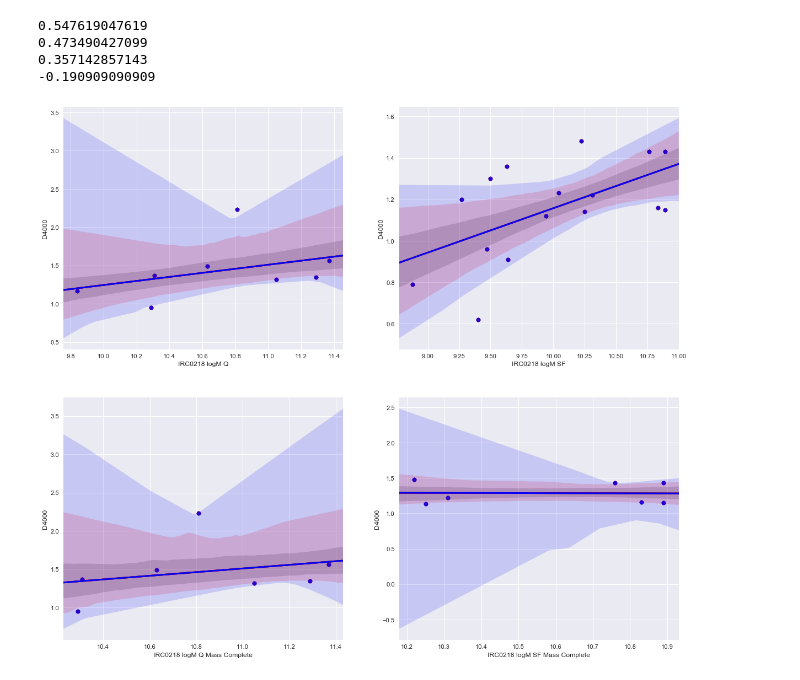
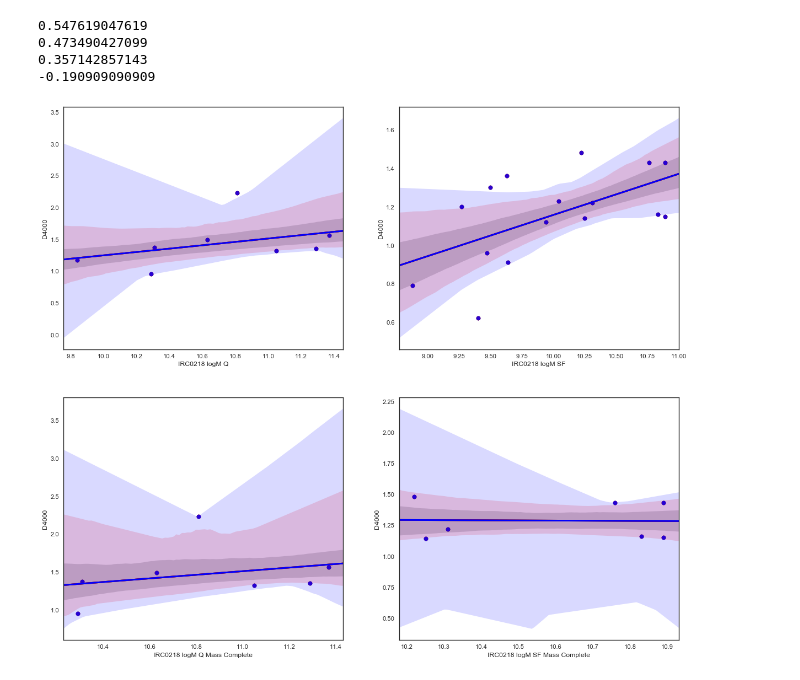
Before and after one commit to jrcooper91/van_der_Wel_size-mass, a Jupyter notebook: bootstrap.ipynb, the cells around one changed output. Saved outputs shown, nothing was run; the diff lists cells and outputs as text; code cells hidden in the pictures.

```diff
--- a/bootstrap.ipynb
+++ b/bootstrap.ipynb
@@ -137,6 +165,7 @@ print c_dk_err
   0.12   0.03   0.285  0.155  0.08   0.1    0.225  0.175  0.235  0.335
   0.09   0.295  0.99   0.115]
 # %%
+ax = sns.set(style="white", color_codes=True)
 ax=plt.figure(figsize=(18, 16), dpi= 80, facecolor='w', edgecolor='k')
 ax = subplot(2,2,1)
 x, y = pd.Series(f_n[np.where(f_flag>0.9)], name="Field Sersic Index SF"), pd.Series(f_dk[np.where(f_flag>0.9)], name="D4000")
@@ -173,4 +202,5 @@ nan
 # %%
+ax = sns.set(style="white", color_codes=True)
 ax=plt.figure(figsize=(18, 16), dpi= 80, facecolor='w', edgecolor='k')
 ax = subplot(2,2,1)
 x, y = pd.Series(c_n[np.where(c_flag<0.9)], name="IRC0218 Sersic Index Q"), pd.Series(c_dk[np.where(c_flag<0.9)], name="D4000")
@@ -205,4 +235,5 @@ print scipy.stats.stats.spearmanr(x, y)[0]
 # %%
+ax = sns.set(style="white", color_codes=True)
 ax=plt.figure(figsize=(18, 16), dpi= 80, facecolor='w', edgecolor='k')
 ax = subplot(2,2,1)
 x, y = pd.Series(f_re_kpc[np.where(f_flag>0.9)], name="Field Radius kpc SF"), pd.Series(f_dk[np.where(f_flag>0.9)], name="D4000")
@@ -237,5 +268,6 @@ nan
 # %%
-ax=plt.figure(figsize=(18, 16), dpi= 80, facecolor='none', edgecolor='k')
+ax = sns.set(style="white", color_codes=True)
+ax = plt.figure(figsize=(18, 16), dpi= 80, facecolor='none', edgecolor='k')
 ax = subplot(2,2,1)
 x, y = pd.Series(c_re_kpc[np.where(c_flag<0.9)], name="IRC0218 Radius kpc Q"), pd.Series(c_dk[np.where(c_flag<0.9)], name="D4000")
 ax = sns.regplot(x=x, y=y, ci=68,n_boot=1000,color='black')
@@ -269,33 +301,34 @@ print scipy.stats.stats.spearmanr(x, y)[0]
 # %%
-ax=plt.figure(figsize=(18, 16), dpi= 80, facecolor='w', edgecolor='k')
+ax = sns.set(style="white", color_codes=True)
+ax = plt.figure(figsize=(18, 16), dpi= 80, facecolor='w', edgecolor='k')
 ax = subplot(2,2,1)
 x, y = pd.Series(c_lmass[np.where(c_flag<0.9)], name="IRC0218 logM Q"), pd.Series(c_dk[np.where(c_flag<0.9)], name="D4000")
 ax = sns.regplot(x=x, y=y, ci=68,n_boot=1000,color='black')
 ax = sns.regplot(x=x, y=y, ci=95,n_boot=1000,color='red')
 ax = sns.regplot(x=x, y=y, ci=99.7,n_boot=1000,color='blue')
 print scipy.stats.stats.spearmanr(x, y)[0]
 ax = subplot(2,2,2)
 x, y = pd.Series(c_lmass[np.where(c_flag>0.9)], name="IRC0218 logM SF"), pd.Series(c_dk[np.where(c_flag>0.9)], name="D4000")
 ax = sns.regplot(x=x, y=y, ci=68,n_boot=1000,color='black')
 ax = sns.regplot(x=x, y=y, ci=95,n_boot=1000,color='red')
 ax = sns.regplot(x=x, y=y, ci=99.7,n_boot=1000,color='blue')
 print scipy.stats.stats.spearmanr(x, y)[0]
 ax = subplot(2,2,3)
 x, y = pd.Series(c_lmass[np.where(np.logical_and(c_flag<0.9,c_lmass>10.20))], name="IRC0218 logM Q Mass Complete"), pd.Series(c_dk[np.where(np.logical_and(c_flag<0.9,c_lmass>10.20))], name="D4000")
 ax = sns.regplot(x=x, y=y, ci=68,n_boot=1000,color='black')
 ax = sns.regplot(x=x, y=y, ci=95,n_boot=1000,color='red')
 ax = sns.regplot(x=x, y=y, ci=99.7,n_boot=1000,color='blue')
 print scipy.stats.stats.spearmanr(x, y)[0]
 ax = subplot(2,2,4)
 x, y = pd.Series(c_lmass[np.where(np.logical_and(c_flag>0.9,c_lmass>10.20))], name="IRC0218 logM SF Mass Complete"), pd.Series(c_dk[np.where(np.logical_and(c_flag>0.9,c_lmass>10.20))], name="D4000")
 ax = sns.regplot(x=x, y=y, ci=68,n_boot=1000,color='black')
 ax = sns.regplot(x=x, y=y, ci=95,n_boot=1000,color='red')
 ax = sns.regplot(x=x, y=y, ci=99.7,n_boot=1000,color='blue')
 print scipy.stats.stats.spearmanr(x, y)[0]
 # %% [output]
 0.547619047619
 0.473490427099
 0.357142857143
 -0.190909090909
-[figure, old version]
+[figure, new version]
 # %%
```
Also changed, not shown: parts of 11 cells of this notebook.
